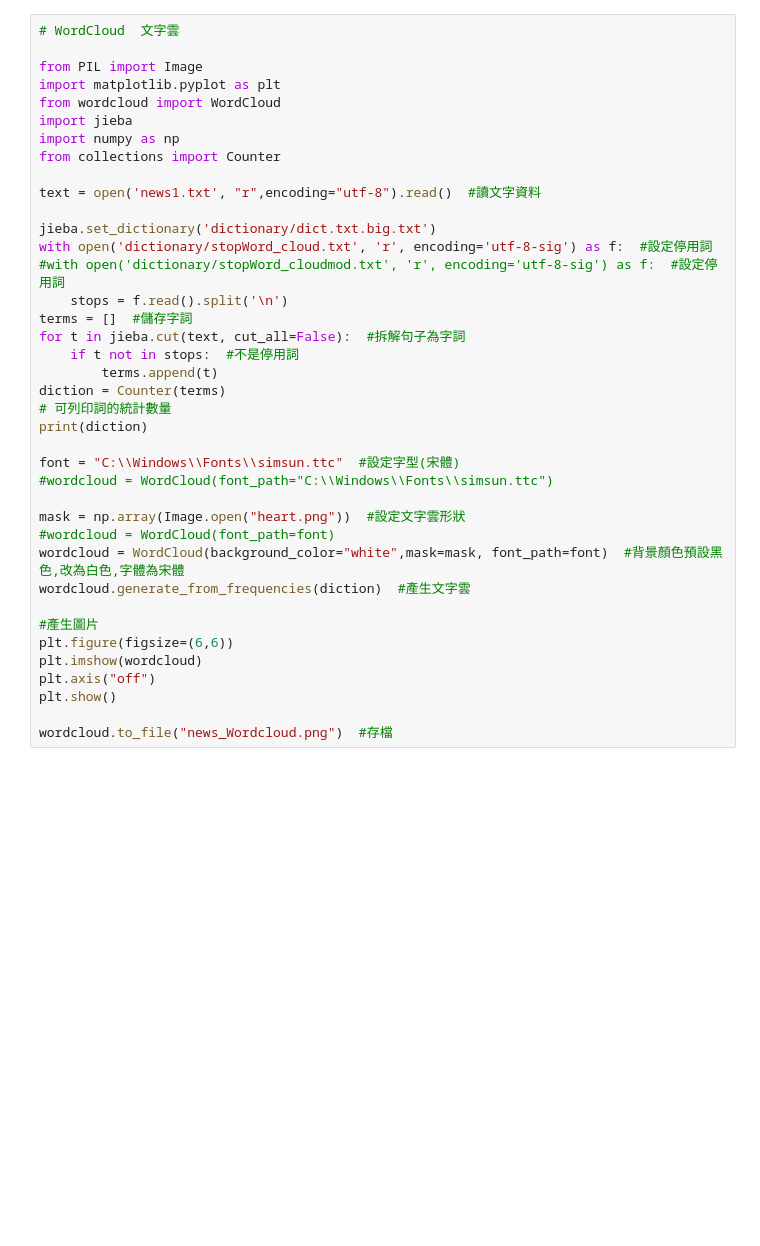
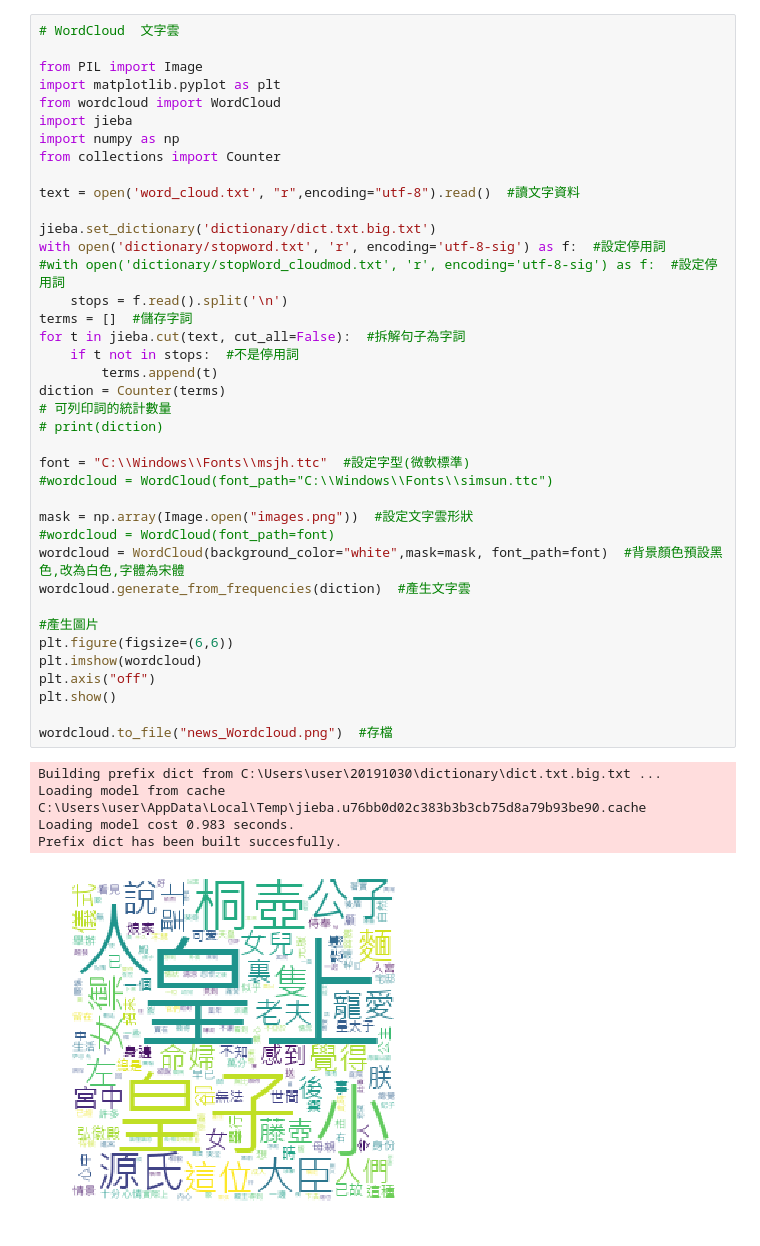
Before and after one commit to ape105101/AI, a Jupyter notebook: wordcloud.ipynb, the cells around one changed output. Cells and saved outputs as stored; diff of their text form; blank space fills up the shorter version.

```diff
--- a/wordcloud.ipynb
+++ b/wordcloud.ipynb
@@ -5,35 +5,41 @@ from PIL import Image
 import matplotlib.pyplot as plt
 from wordcloud import WordCloud
 import jieba
 import numpy as np
 from collections import Counter
 
-text = open('news1.txt', "r",encoding="utf-8").read()  #讀文字資料
+text = open('word_cloud.txt', "r",encoding="utf-8").read()  #讀文字資料
 
 jieba.set_dictionary('dictionary/dict.txt.big.txt')
-with open('dictionary/stopWord_cloud.txt', 'r', encoding='utf-8-sig') as f:  #設定停用詞
+with open('dictionary/stopword.txt', 'r', encoding='utf-8-sig') as f:  #設定停用詞
 #with open('dictionary/stopWord_cloudmod.txt', 'r', encoding='utf-8-sig') as f:  #設定停用詞
     stops = f.read().split('\n')
 terms = []  #儲存字詞
 for t in jieba.cut(text, cut_all=False):  #拆解句子為字詞
     if t not in stops:  #不是停用詞
         terms.append(t)
 diction = Counter(terms)
 # 可列印詞的統計數量
-print(diction)
+# print(diction)
 
-font = "C:\\Windows\\Fonts\\simsun.ttc"  #設定字型(宋體)
+font = "C:\\Windows\\Fonts\\msjh.ttc"  #設定字型(微軟標準)
 #wordcloud = WordCloud(font_path="C:\\Windows\\Fonts\\simsun.ttc")
 
-mask = np.array(Image.open("heart.png"))  #設定文字雲形狀
+mask = np.array(Image.open("images.png"))  #設定文字雲形狀
 #wordcloud = WordCloud(font_path=font)
 wordcloud = WordCloud(background_color="white",mask=mask, font_path=font)  #背景顏色預設黑色,改為白色,字體為宋體
 wordcloud.generate_from_frequencies(diction)  #產生文字雲
 
 #產生圖片
 plt.figure(figsize=(6,6))
 plt.imshow(wordcloud)
 plt.axis("off")
 plt.show()
 
 wordcloud.to_file("news_Wordcloud.png")  #存檔
+# %% [output]
+Building prefix dict from C:\Users\user\20191030\dictionary\dict.txt.big.txt ...
+Loading model from cache C:\Users\user\AppData\Local\Temp\jieba.u76bb0d02c383b3b3cb75d8a79b93be90.cache
+Loading model cost 0.983 seconds.
+Prefix dict has been built succesfully.
+[figure, added]
```
Also changed, not shown: parts of 1 cell of this notebook, 1 other file.
